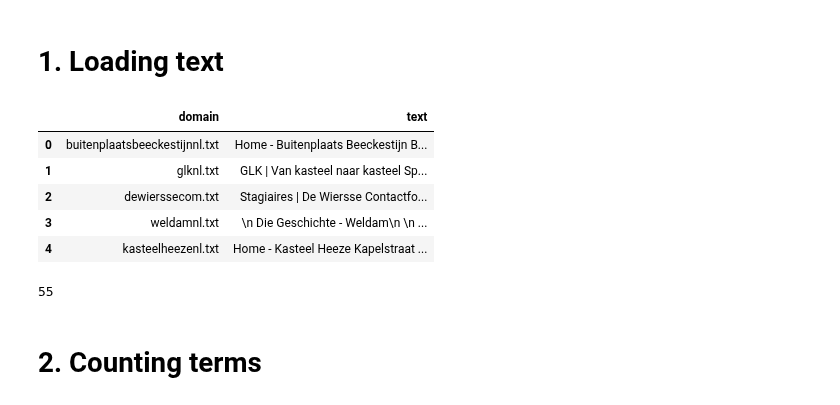
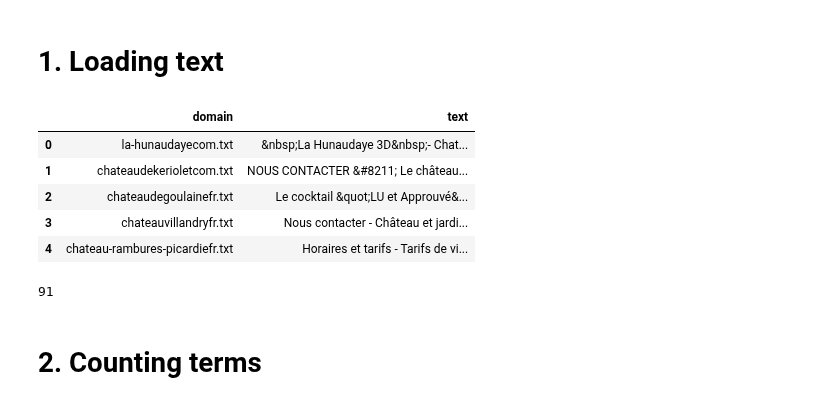
Before and after one commit to jazoza/HHD, a Jupyter notebook: 03_HH_narratives_2018.ipynb, the cells around one changed output. Drawn from its saved outputs; the diff is of its cells as text; code cells hidden in the pictures.

```diff
--- a/03_HH_narratives_2018.ipynb
+++ b/03_HH_narratives_2018.ipynb
@@ -45,27 +45,27 @@ fr_path = "../met-naam-2018/castles-france/"
 # 1. Loading text
 # %%
 # DUTCH -> replace nl_path
-folder_path = nl_path
+folder_path = fr_path
 read_files = lambda folder_path: pd.DataFrame(
     [{'domain': filename, 'text': open(os.path.join(folder_path, filename), 'r').read()}
      for filename in os.listdir(folder_path) if filename.endswith('.txt')])
 
 # Example usage
 df = read_files(folder_path)
 
 # Print the DataFrame
 df.head()
 # %% [output]
 |  | domain | text |
-| 0 | buitenplaatsbeeckestijnnl.txt | Home - Buitenplaats Beeckestijn B... |
-| 1 | glknl.txt | GLK | Van kasteel naar kasteel Sp... |
-| 2 | dewierssecom.txt | Stagiaires | De Wiersse Contactfo... |
-| 3 | weldamnl.txt | \n Die Geschichte - Weldam\n \n ... |
-| 4 | kasteelheezenl.txt | Home - Kasteel Heeze Kapelstraat ... |
+| 0 | la-hunaudayecom.txt | &nbsp;La Hunaudaye 3D&nbsp;- Chat... |
+| 1 | chateaudekerioletcom.txt | NOUS CONTACTER &#8211; Le château... |
+| 2 | chateaudegoulainefr.txt | Le cocktail &quot;LU et Approuvé&... |
+| 3 | chateauvillandryfr.txt | Nous contacter - Château et jardi... |
+| 4 | chateau-rambures-picardiefr.txt | Horaires et tarifs - Tarifs de vi... |
 # %%
 len(df)
 # %% [output]
-55
+91
 # %% [markdown]
 # 2. Counting terms
 # %%
```
Also changed, not shown: parts of 3 cells of this notebook, 2 other files.
